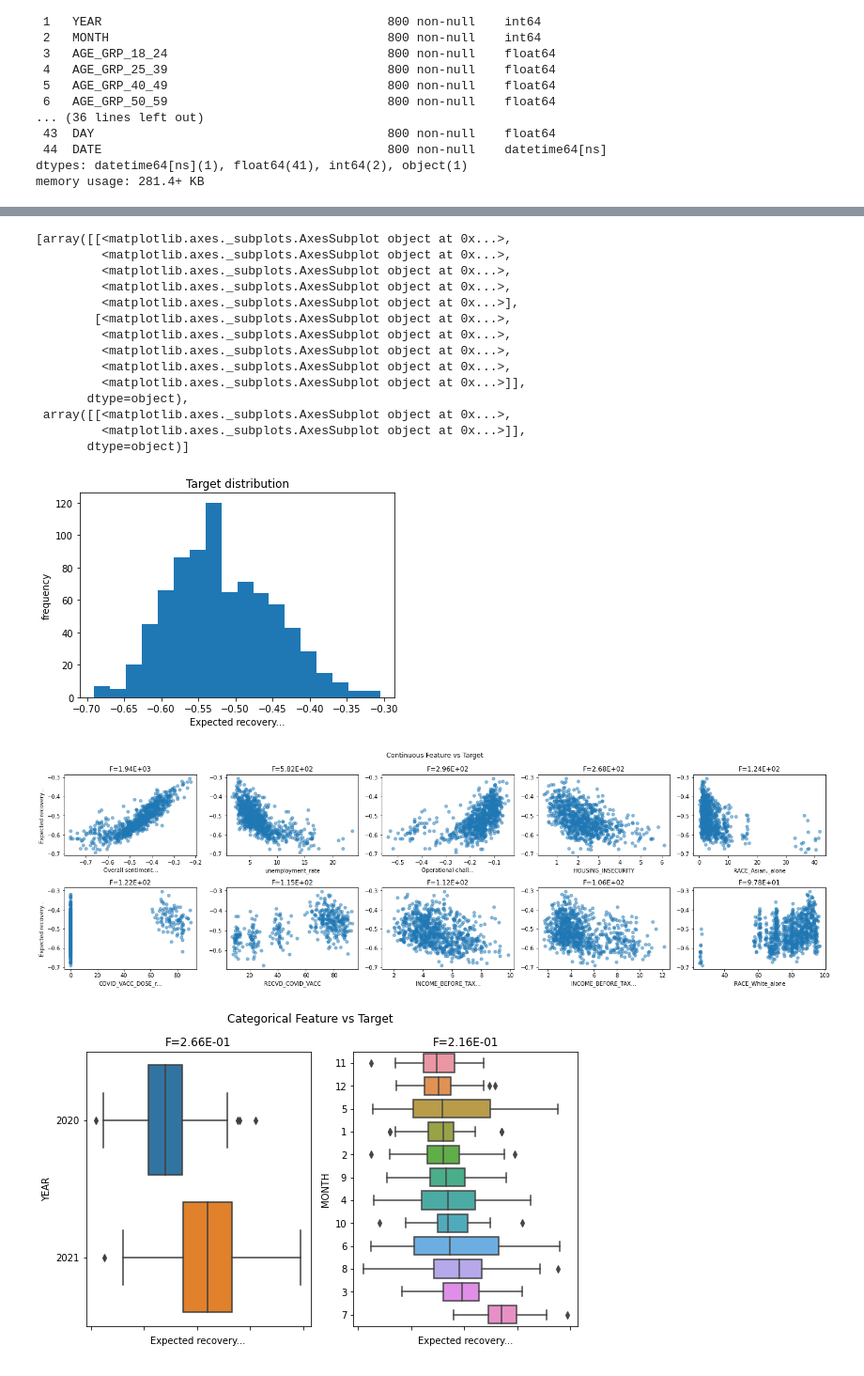
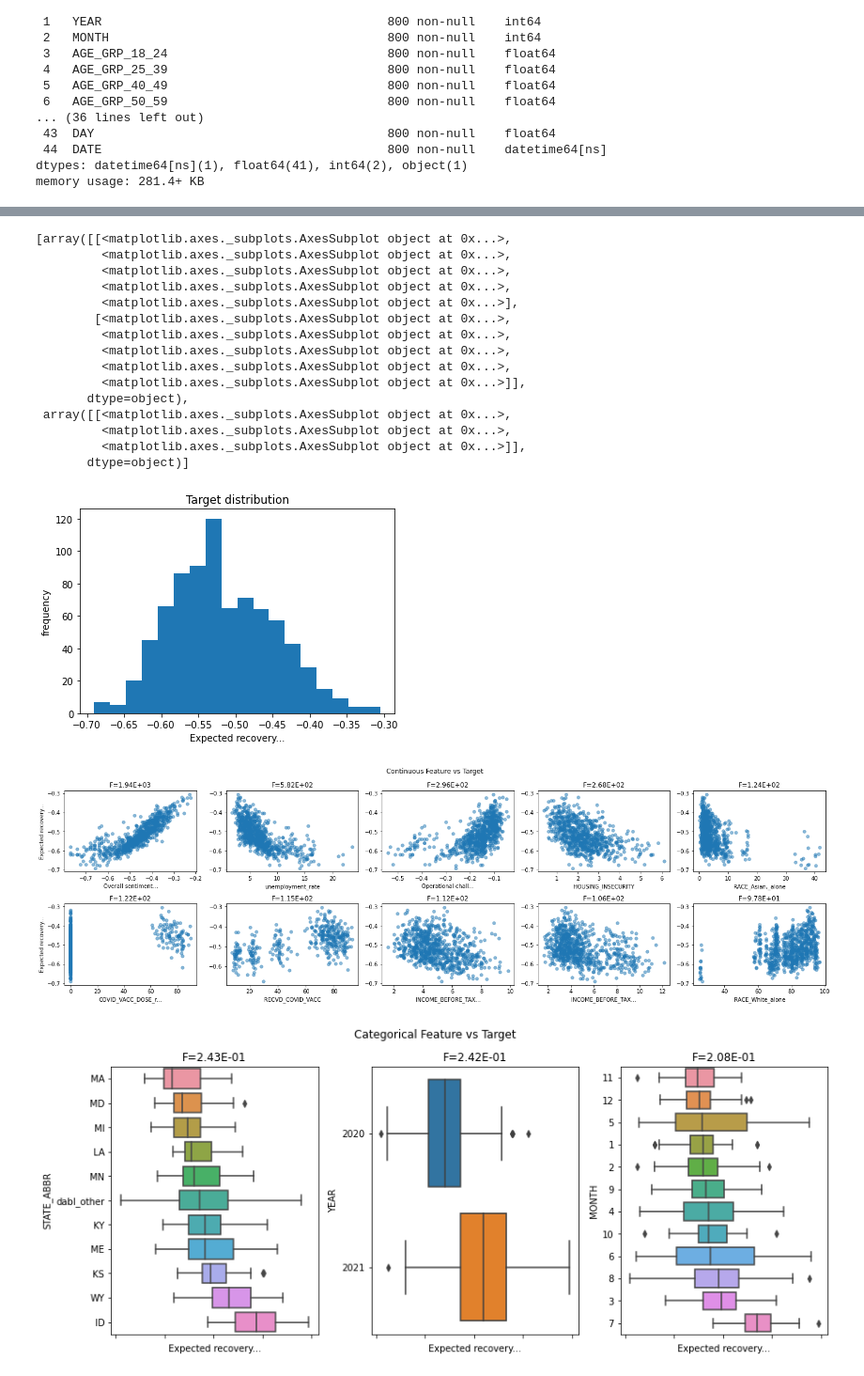
Before and after one commit to elizabethyoo/team_9, a Jupyter notebook: eda_dabl_fulldataset.ipynb, the cells around one changed output, grey strips where cells are left out. Shown at 94% size. Cells and saved outputs as stored; diff of their text form; code cells hidden in the pictures.

Commit message:
more formatting, feature work, plots by year

```diff
--- a/eda_dabl_fulldataset.ipynb
+++ b/eda_dabl_fulldataset.ipynb
@@ -113,7 +84,6 @@ df = pd.read_csv('/content/gdrive/MyDrive/team_9/Datasets/hps_sbps_unemp_merged.
 # %%
-df = df.drop(columns = df.columns[0])
 df['DAY'] = np.ones((800,1))
-df['DATE'] = pd.to_datetime(df2[["YEAR","MONTH","DAY"]])
+df['DATE'] = pd.to_datetime(df[["YEAR","MONTH","DAY"]])
 # %%
 df.info()
 # %% [output]
@@ -138,0 +107,5 @@ df_clean = dabl.clean(df)
+# %%
+df = dabl.clean(df)
+df['STATE_ABBR'] = df['STATE_ABBR'].astype('category')
+df['MONTH'] = df['MONTH'].astype('category')
+df.info()
@@ -139,23 +130,24 @@ df_clean = dabl.clean(df)
 # %%
-plot(df_clean, target_col = 'Expected recovery index')
+plot(df, 'Expected recovery index')
 # %% [output]
 Target looks like regression
 Showing only top 10 of 39 continuous features
 [array([[<matplotlib.axes._subplots.AxesSubplot object at 0x...>,
          <matplotlib.axes._subplots.AxesSubplot object at 0x...>,
          <matplotlib.axes._subplots.AxesSubplot object at 0x...>,
          <matplotlib.axes._subplots.AxesSubplot object at 0x...>,
          <matplotlib.axes._subplots.AxesSubplot object at 0x...>],
         [<matplotlib.axes._subplots.AxesSubplot object at 0x...>,
          <matplotlib.axes._subplots.AxesSubplot object at 0x...>,
          <matplotlib.axes._subplots.AxesSubplot object at 0x...>,
          <matplotlib.axes._subplots.AxesSubplot object at 0x...>,
          <matplotlib.axes._subplots.AxesSubplot object at 0x...>]],
        dtype=object),
  array([[<matplotlib.axes._subplots.AxesSubplot object at 0x...>,
+         <matplotlib.axes._subplots.AxesSubplot object at 0x...>,
          <matplotlib.axes._subplots.AxesSubplot object at 0x...>]],
        dtype=object)]
 [figure]
 [figure]
-[figure, old version]
+[figure, new version]
 # %%
```
Also changed, not shown: parts of 22 cells of this notebook.
